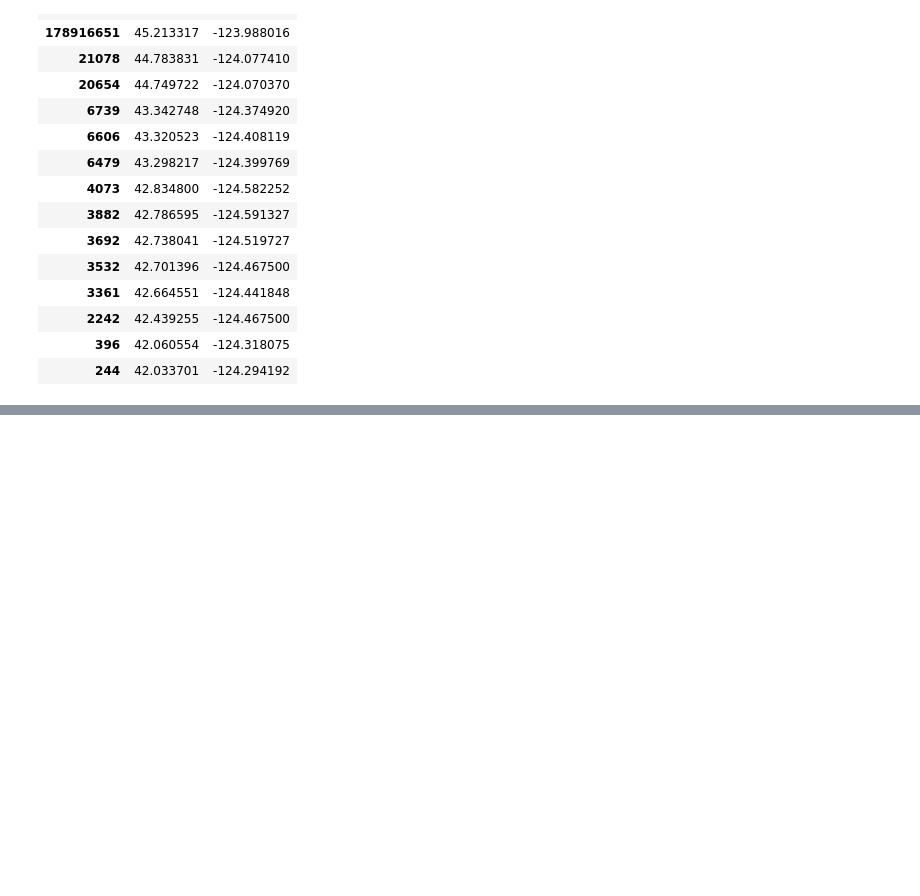
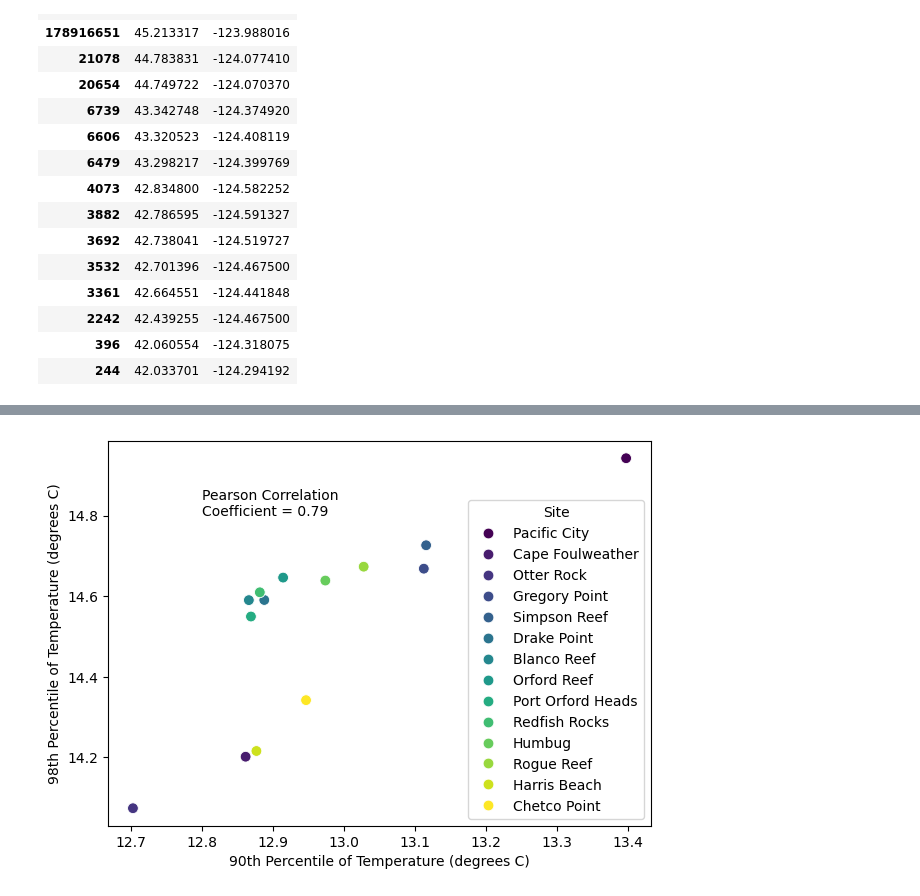
Before and after one commit to Oregon-Kelp-Alliance/Hamiltonetal_2027, a Jupyter notebook: OceanographicProfiles_LiveOceanTempMay2025_Final.ipynb, the cells around one changed output, grey strips where cells are left out. Cells and saved outputs as stored; diff of their text form; code cells hidden in the pictures; blank space fills up the shorter version.

```diff
--- a/OceanographicProfiles_LiveOceanTempMay2025_Final.ipynb
+++ b/OceanographicProfiles_LiveOceanTempMay2025_Final.ipynb
@@ -207,0 +311,10 @@ sites.to_csv('C:/Users/sarah/Documents/GitHub/ORKA_StatusReport_FollowupPaper/St
+# %%
+sns.set_palette(["#440154","#481c6e","#453581","#3d4d8a","#34618d", "#2b748e", "#24878e","#1f998a", "#25ac82", "#40bd72",  "#67cc5c","#98d83e",                                                                                   "#cde11d","#fde725"])
+plt.figure(figsize=(7,5))
+sns.scatterplot(x = sites.iloc[1:,:].P90_temp, y = sites.iloc[1:,:].P98_temp, hue = sites.iloc[1:,:].Site, s = 60)
+plt.xlabel("90th Percentile of Temperature (degrees C)")
+plt.ylabel("98th Percentile of Temperature (degrees C)")
+plt.text(12.8, 14.8, "Pearson Correlation\nCoefficient = 0.79")
+plt.savefig('C:/Users/sarah/Documents/GitHub/ORKA_StatusReport_FollowupPaper/StatusReport_FollowupPaper_Figures/TempPercentiles/90thPvs98thP.png', bbox_inches='tight', dpi=500)
+# %% [output]
+[figure, added]
```
Also changed, not shown: parts of 13 cells of this notebook, 9 other files.
